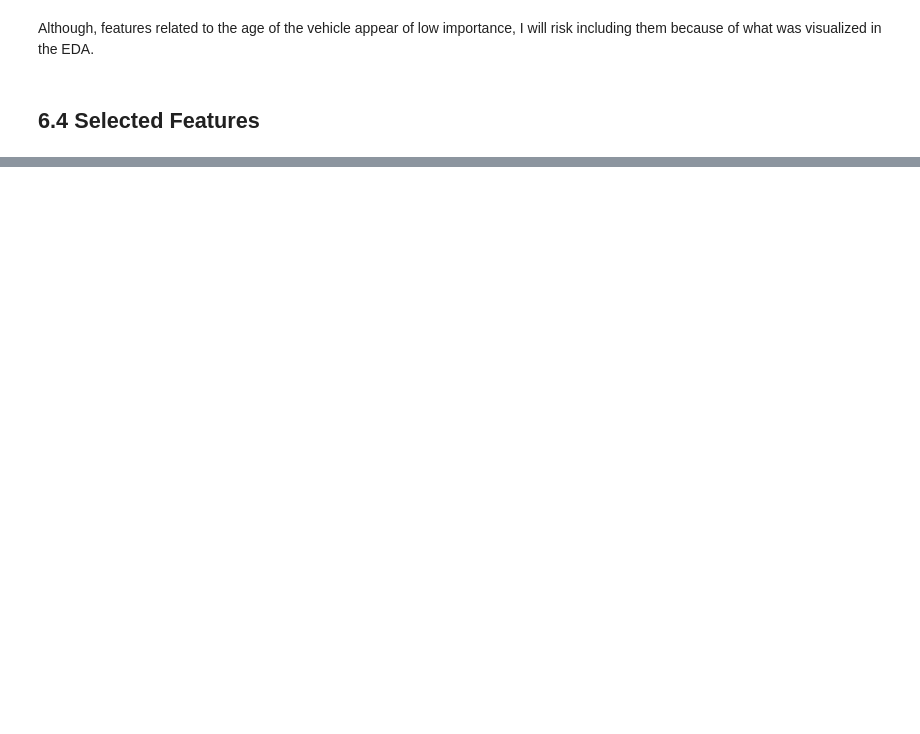
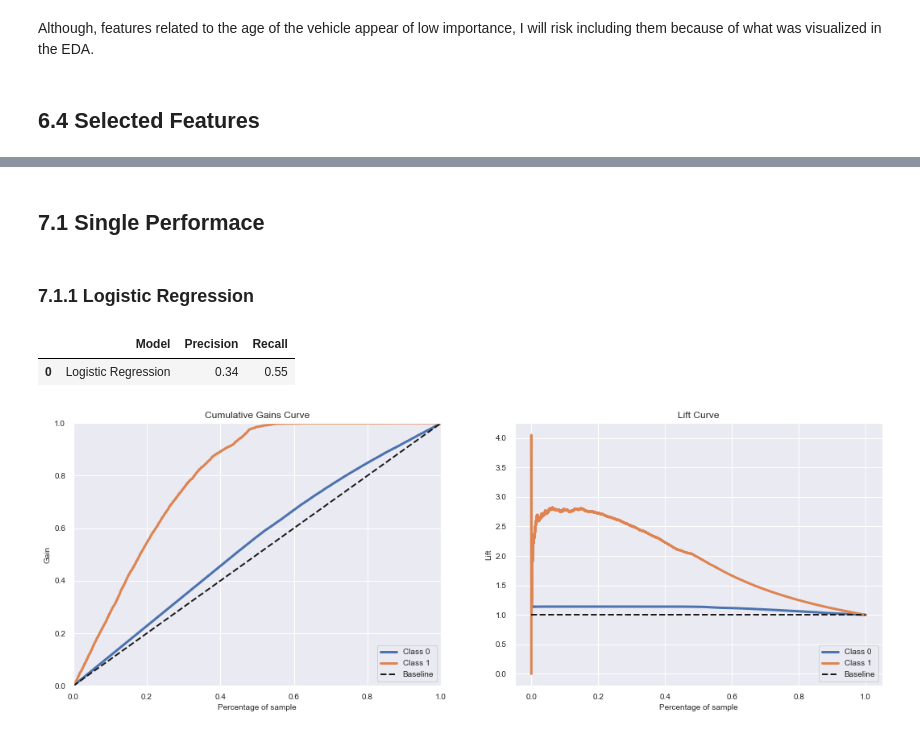
Before and after one commit to anaclaudialemos/learning_to_rank_for_cross_sell, a Jupyter notebook: notebooks/learning_to_rank_for_cross_sell_cycle01.ipynb, the cells around one changed output, grey strips where cells are left out. Saved outputs shown, nothing was run; the diff lists cells and outputs as text; code cells hidden in the pictures; blank space fills up the shorter version.

Commit message:
Machine learning modeling

```diff
--- a/notebooks/learning_to_rank_for_cross_sell_cycle01.ipynb
+++ b/notebooks/learning_to_rank_for_cross_sell_cycle01.ipynb
@@ -908,0 +960,29 @@ X_valid = X_valid_full[selected_cols]
+# %% [markdown]
+## 7.1 Single Performace
+# %%
+# metrics at 20% of validation data
+k = np.ceil(len(X_valid) * 0.2)
+# %% [markdown]
+### 7.1.1 Logistic Regression
+# %%
+# model
+lr = LogisticRegression(max_iter=200, random_state=11)
+
+# model training
+lr.fit(X_train, y_train)
+
+# model prediction
+yhat_lr = lr.predict_proba(X_valid)
+
+# metrics at 20%
+metrics_at_20perc_lr = metrics_at_k(X_valid, y_valid, yhat_lr, 'Logistic Regression', k=k)
+display(metrics_at_20perc_lr)
+
+# cumulative gain curve and lift curve
+fig, axs = plt.subplots(ncols=2, figsize=(18, 6))
+skplt.metrics.plot_cumulative_gain(y_valid, yhat_lr, ax=axs[0])
+skplt.metrics.plot_lift_curve(y_valid, yhat_lr, ax=axs[1]);
+# %% [output]
+|  | Model | Precision | Recall |
+| 0 | Logistic Regression | 0.34 | 0.55 |
+[figure, added]
```
Also changed, not shown: parts of 35 cells of this notebook.
